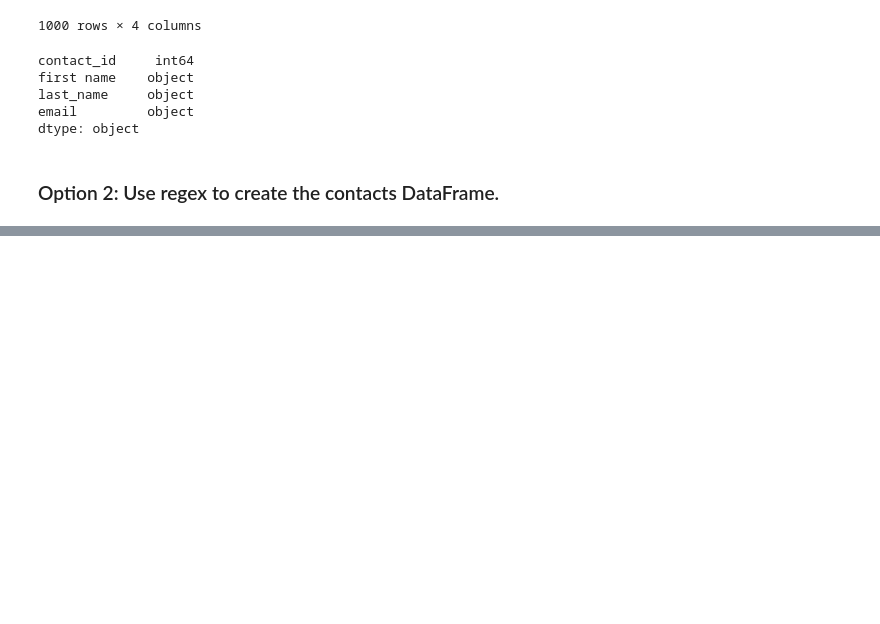
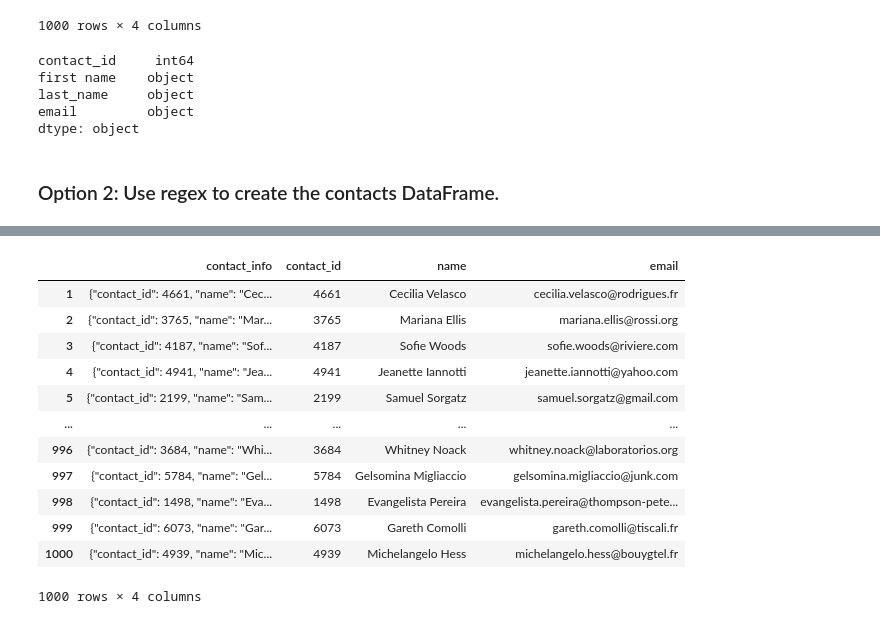
Before and after one commit to shelly-hub/Crowfunding_ETL---group-7, a Jupyter notebook: ETL_Mini_Project_Group_7.ipynb, the cells around one changed output, grey strips where cells are left out. Cells and saved outputs as stored; diff of their text form; code cells hidden in the pictures; blank space fills up the shorter version.

```diff
--- a/ETL_part 1-2.ipynb
+++ b/ETL_Mini_Project_Group_7.ipynb
@@ -427,0 +434,11 @@ contact_info_df_copy.head()
+# %%
+#create list to extract from
+contact_info_list=contact_info_df_copy.values
+# %%
+# Extract the four-digit contact ID number.
+# Extract the four-digit contact ID number.
+contact_id=[re.findall('[0-9]+',id[0])[0] for id in contact_info_list]
+
+#create new contact_id column and add list to df
+contact_info_df_copy["contact_id"]=contact_id
+contact_info_df_copy.head()
@@ -430,2 +465,4 @@ contact_info_df_copy.head()
 # %%
 # Convert the "contact_id" column to an int64 data type.
+contact_info_df_copy[["contact_id"]]=contact_info_df_copy[["contact_id"]].astype("Int64")
+contact_info_df_copy.info()
@@ -432,2 +479,7 @@ contact_info_df_copy.head()
 # %%
 # Extract the name of the contact and add it to a new column.
+names=[re.findall(r'"name": "(.*?)",', name[0])[0] for name in contact_info_list]
+
+#create new name column and add list to df
+contact_info_df_copy["name"]=names
+contact_info_df_copy
@@ -434,4 +500,23 @@ contact_info_df_copy.head()
 # %%
 # Extract the email from the contacts and add the values to a new column.
+emails=[re.findall(r'"email": "(.*?)"', email[0])[0] for email in contact_info_list]
+
+#create new email column and add list to df
+contact_info_df_copy["email"]=emails
+contact_info_df_copy
+# %% [output]
+|  | contact_info | contact_id | name | email |
+| 1 | {"contact_id": 4661, "name": "Cec... | 4661 | Cecilia Velasco | cecilia.velasco@rodrigues.fr |
+| 2 | {"contact_id": 3765, "name": "Mar... | 3765 | Mariana Ellis | mariana.ellis@rossi.org |
+| 3 | {"contact_id": 4187, "name": "Sof... | 4187 | Sofie Woods | sofie.woods@riviere.com |
+| 4 | {"contact_id": 4941, "name": "Jea... | 4941 | Jeanette Iannotti | jeanette.iannotti@yahoo.com |
+| 5 | {"contact_id": 2199, "name": "Sam... | 2199 | Samuel Sorgatz | samuel.sorgatz@gmail.com |
+| ... | ... | ... | ... | ... |
+| 996 | {"contact_id": 3684, "name": "Whi... | 3684 | Whitney Noack | whitney.noack@laboratorios.org |
+| 997 | {"contact_id": 5784, "name": "Gel... | 5784 | Gelsomina Migliaccio | gelsomina.migliaccio@junk.com |
+| 998 | {"contact_id": 1498, "name": "Eva... | 1498 | Evangelista Pereira | evangelista.pereira@thompson-pete... |
+| 999 | {"contact_id": 6073, "name": "Gar... | 6073 | Gareth Comolli | gareth.comolli@tiscali.fr |
+| 1000 | {"contact_id": 4939, "name": "Mic... | 4939 | Michelangelo Hess | michelangelo.hess@bouygtel.fr |
+1000 rows × 4 columns
 # %%
 # Create a copy of the contact_info_df with the 'contact_id', 'name', 'email' columns.
```
Also changed, not shown: parts of 20 cells of this notebook, 4 other files.
